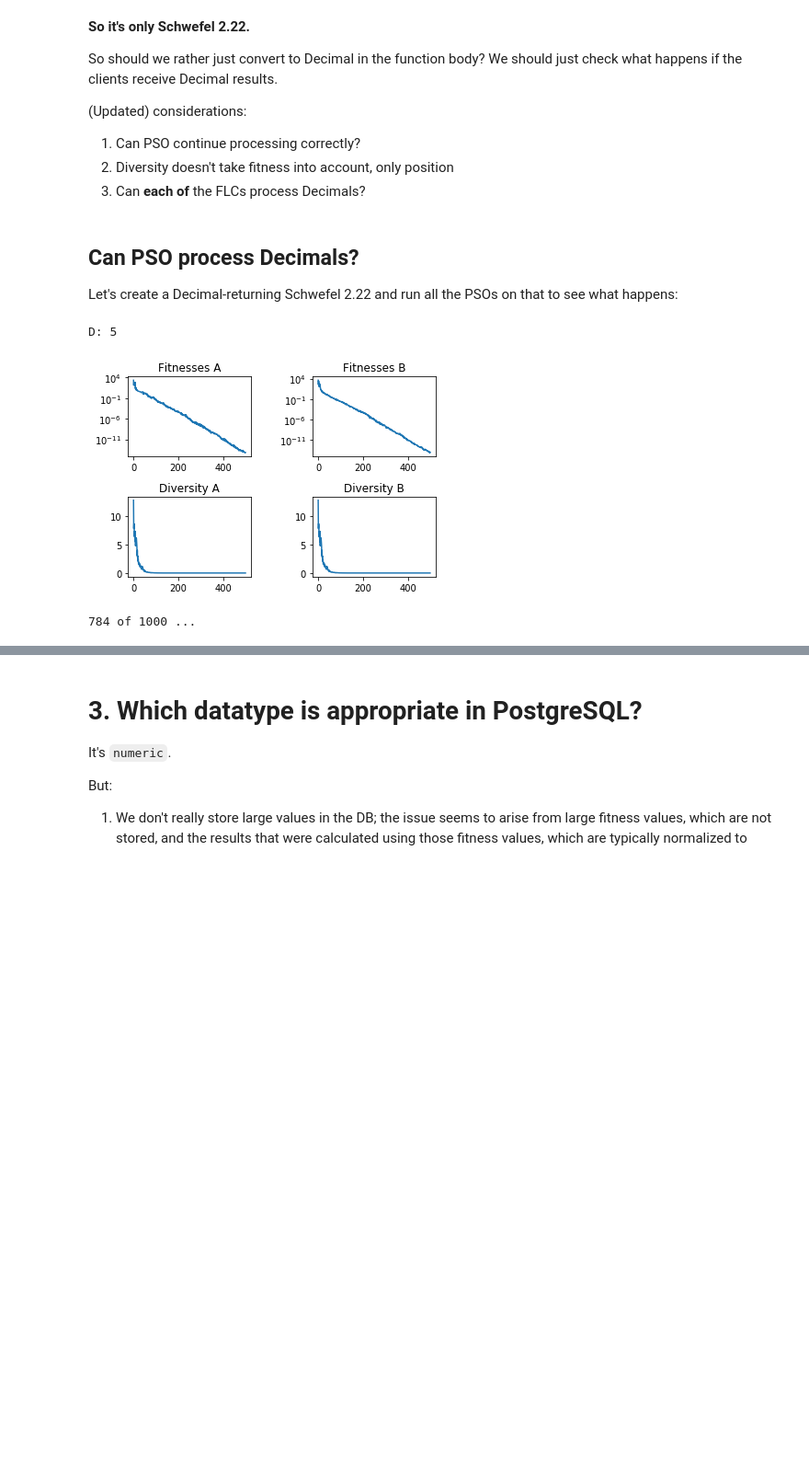
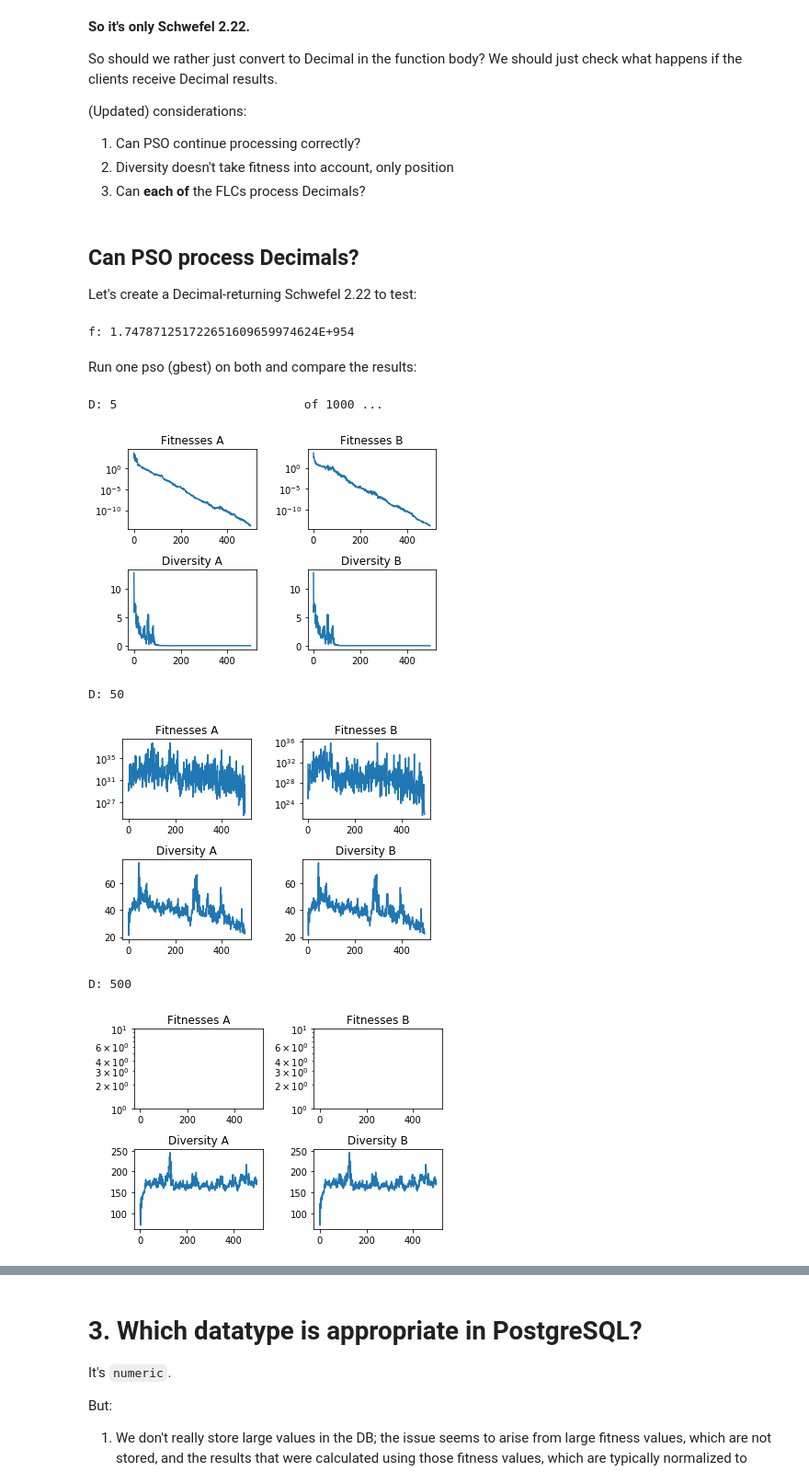
Before and after one commit to phlippieb/mpy, a Jupyter notebook: Datatype Fixes.ipynb, the cells around one changed output, grey strips where cells are left out. Shown at 92% size. Saved outputs shown, nothing was run; the diff lists cells and outputs as text; code cells hidden in the pictures; blank space fills up the shorter version.

Commit message:
Update datatype fixes notebook

```diff
--- a/Datatype Fixes.ipynb
+++ b/Datatype Fixes.ipynb
@@ -63,7 +63,7 @@ from decimal import *
 from psodroc.benchmarks import schwefel_2_22 as b
 
 D = 1000
-x = 10.
+x = 9.
 
 xs = np.full(D, x)
 f1 = b.function(xs)
@@ -174,28 +174,32 @@ So should we rather just convert to Decimal in the function body? We should just
 # %% [markdown]
 ## Can PSO process Decimals?
 
-Let's create a Decimal-returning Schwefel 2.22 and run all the PSOs on that to see what happens:
+Let's create a Decimal-returning Schwefel 2.22 to test:
+# %%
+from decimal import *
+import numpy as np
+
+# Custom Decimal-returning version of Schwefel 2.22
+
+def function_a(xs):
+    """Use the default datatype (float)"""
+    return np.sum(np.abs(xs)) + np.prod(np.abs(xs))
+
+def function_b(xs):
+    """Convert the input to Decimal"""
+    xs = [Decimal(x) for x in xs]
+    return np.sum(np.abs(xs)) + np.prod(np.abs(xs))
+
+# Verify that the custom functon works.
+
+xs = np.full(1000, 9)
+print 'f:', function_b(xs)
+# %% [output]
+f: 1.747871251722651609659974624E+954
+# %% [markdown]
+Run one pso (gbest) on both and compare the results:
 # %%
-from decimal import *
-import numpy as np
-
-# Custom Decimal-returning version of Schwefel 2.22
-
-def function_a(xs):
-#     xs = [Decimal(x) for x in xs]
-    return np.sum(np.abs(xs)) + np.prod(np.abs(xs))
-
-def function_b(xs):
-    xs = [Decimal(x) for x in xs]
-    return np.sum(np.abs(xs)) + np.prod(np.abs(xs))
-
-# Verify that the custom functon works.
-
-# xs = np.full(1000, 9)
-# print 'f:', function_b(xs)
-
-# Test on one PSO
-
+# Run previous cell first (the one that defines function_a and function_b)
 
 from psodroc.pso import gbest_pso
 from psodroc.measures import diversity
@@ -235,34 +239,37 @@ for D in Ds:
     gbest_pso.init_swarm(size=swarm_size)
     fitnesses_b = []
     diversities_b = []
     for i in range(num_iterations):
         print '\r                ',
         print '\r', i+1+num_iterations, 'of', 2*num_iterations, '...',
         f = np.mean(gbest_pso.fitnesses)
         fitnesses_b.append(f)
         d = diversity.avg_distance_around_swarm_centre(gbest_pso.positions)
         diversities_b.append(d)
         gbest_pso.iterate()
 
     # Plot
     print '\r                       \r',
     print 'D:', D
 
     f, axarr = plt.subplots(2, 2)
     # axarr is a [2, 2] array of subplots.
     # Use top row for fitnesses, bottom for diversities.
     # Use left for function A, right for function B.
     axarr[0][0].semilogy(fitnesses_a)
     axarr[0][0].set_title('Fitnesses A')
     axarr[0][1].semilogy(fitnesses_b)
     axarr[0][1].set_title('Fitnesses B')
     axarr[1][0].plot(diversities_b)
     axarr[1][0].set_title('Diversity A')
     axarr[1][1].plot(diversities_b)
     axarr[1][1].set_title('Diversity B')
-    plt.subplots_adjust(wspace=0.5, hspace=0.5)
+    plt.subplots_adjust(wspace=0.4, hspace=0.5)
     plt.show()
 # %% [output]
-D: 5
+D: 5                          of 1000 ...
-[figure, old version]
+[figure, new version]
-784 of 1000 ...
+D: 50
+[figure, added]
+D: 500
+[figure, added]
```
Also changed, not shown: parts of 8 cells of this notebook.
